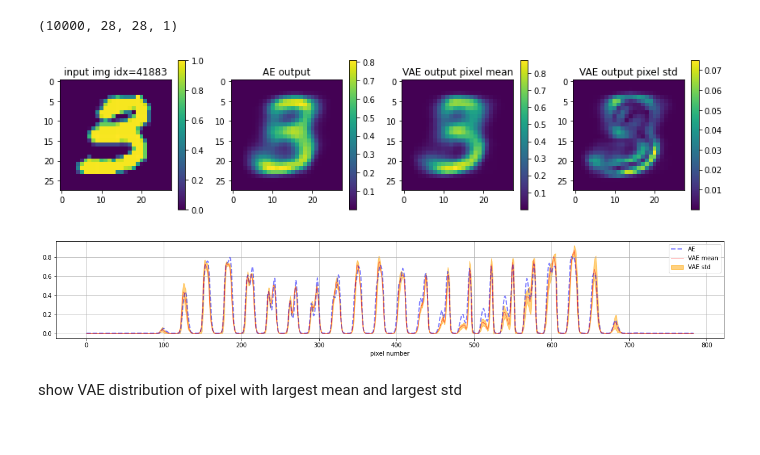
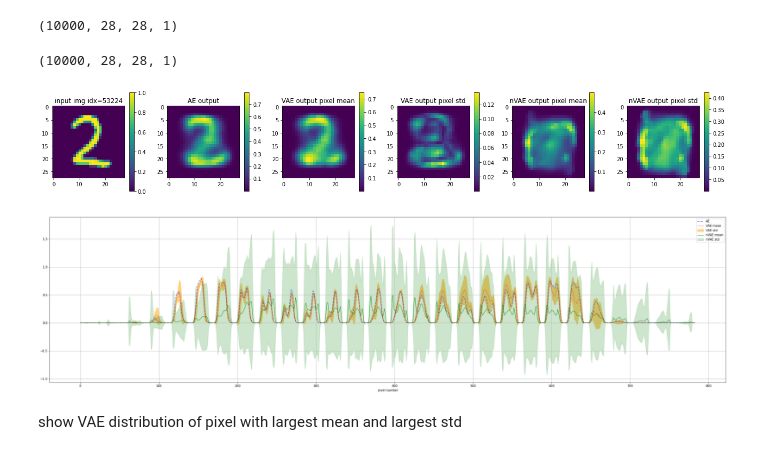
Before and after one commit to rramosp/ppdl, a Jupyter notebook: video-production/src/scripts/variational_inference_intro/AE vs VAE.ipynb, the cells around one changed output. Drawn from its saved outputs; the diff is of its cells as text; code cells hidden in the pictures.

```diff
--- a/video-production/src/scripts/variational_inference_intro/AE vs VAE.ipynb
+++ b/video-production/src/scripts/variational_inference_intro/AE vs VAE.ipynb
@@ -270,5 +331,6 @@ one chart per `latent_dim`
 observe how AE **tends** to VAE
 # %%
 vaezm,vaezs,vaez = [i.numpy() for i in vae.encoder(mnist_digits)]
+nvaezm,nvaezs,nvaez = [i.numpy() for i in nvae.encoder(mnist_digits)]
 aez = ae.encoder(mnist_digits).numpy()
 # %% [output]
@@ -280,23 +342,42 @@ aez = ae.encoder(mnist_digits).numpy()
 # %%
-for ax,k in subplots(4, usizex=5):
+for ax,k in subplots(8, usizex=5, n_cols=4):
     if k==0:
         for i in range(latent_dim):
             plt.hist(aez[:,i], density=True, bins=100, alpha=.5);
-        plt.title("AE output ")
+        plt.title("AE encoder ")
         plt.grid();
     if k==1:
         for i in range(latent_dim):
             plt.hist(vaez[:,i], density=True, bins=100, alpha=.5);
-        plt.title("VAE output (sampling)")
+        plt.title("VAE encoder (sampling latent))")
         plt.grid();
     if k==2:
         for i in range(latent_dim):
             plt.hist(vaezm[:,i], density=True, bins=100, alpha=.5);
-        plt.title("VAE mean")
+        plt.title("VAE encoder mean")
         plt.grid();
     if k==3:
         for i in range(latent_dim):
             plt.hist(np.exp(.5*vaezs[:,i]), density=True, bins=100, alpha=.5);
-        plt.title("VAE std")
+        plt.title("VAE encoder std")
         plt.grid();
+    if k==4:
+        plt.axis("off")
+    if k==5:
+        for i in range(latent_dim):
+            plt.hist(nvaez[:,i], density=True, bins=100, alpha=.5);
+        plt.title("nVAE encoder (sampling latent)")
+        plt.grid();
+    if k==6:
+        for i in range(latent_dim):
+            plt.hist(nvaezm[:,i], density=True, bins=100, alpha=.5);
+        plt.title("nVAE encoder mean")
+        plt.grid();
+    if k==7:
+        for i in range(latent_dim):
+            plt.hist(np.exp(.5*nvaezs[:,i]), density=True, bins=100, alpha=.5);
+        plt.title("nVAE encoder std")
+        plt.grid();
+
+plt.tight_layout()
 # %% [output]
@@ -321,40 +403,62 @@ output_vae = vae(np.repeat(mnist_digits[idx:idx+1],10000, axis=0)).numpy()
 output_vae.shape
 # %% [output]
 (10000, 28, 28, 1)
+# %%
+# nVAE is stochastic, so we do inference many times to understand the output distribution of each pixel
+output_nvae = nvae(np.repeat(mnist_digits[idx:idx+1],10000, axis=0)).numpy()
+output_nvae.shape
+# %% [output]
+(10000, 28, 28, 1)
 # %%
-for ax, i in subplots(4):
+for ax, i in subplots(6):
     if i==0:
         plt.imshow(mnist_digits[idx][:,:,0])
         plt.title(f"input img idx={idx}")
         plt.colorbar();
     if i==1:
         plt.imshow(output_ae[0,:,:,0])
         plt.title("AE output")
         plt.colorbar();
     if i==2:
         plt.imshow(output_vae[:,:,:,0].mean(axis=0))
         plt.title("VAE output pixel mean")
         plt.colorbar();
     if i==3:
         plt.imshow(output_vae[:,:,:,0].std(axis=0))
         plt.title("VAE output pixel std")
         plt.colorbar();
+    if i==4:
+        plt.imshow(output_nvae[:,:,:,0].mean(axis=0))
+        plt.title("nVAE output pixel mean")
+        plt.colorbar();
+    if i==5:
+        plt.imshow(output_nvae[:,:,:,0].std(axis=0))
+        plt.title("nVAE output pixel std")
+        plt.colorbar();
 plt.tight_layout()
 # %% [output]
-[figure, old version]
+[figure, new version]
 # %%
-plt.figure(figsize=(20,3))
+plt.figure(figsize=(40,10))
 plt.plot(output_ae.reshape(-1), color="blue", alpha=.5, lw=2, ls="--", label="AE")
 
 om = output_vae.mean(axis=0).reshape(-1)
 os = output_vae.std(axis=0).reshape(-1)
+nom = output_nvae.mean(axis=0).reshape(-1)
+nos = output_nvae.std(axis=0).reshape(-1)
+
 plt.plot(om, color="red", alpha=.5, lw=1, label="VAE mean")
 plt.fill_between(range(len(om)), om-3*os, om+3*os, color="orange", alpha=.5, label="VAE std")
+
+plt.plot(nom, color="green", alpha=1, lw=1, label="nVAE mean")
+plt.fill_between(range(len(nom)), nom-3*nos, nom+3*nos, color="green", alpha=.2, label="nVAE std")
+
+
 plt.xlabel("pixel number")
 plt.legend();
 plt.grid();
 # %% [output]
-[figure, old version]
+[figure, new version]
 # %% [markdown]
 show VAE distribution of pixel with largest mean and largest std
 # %%
```
Also changed, not shown: parts of 17 cells of this notebook.
